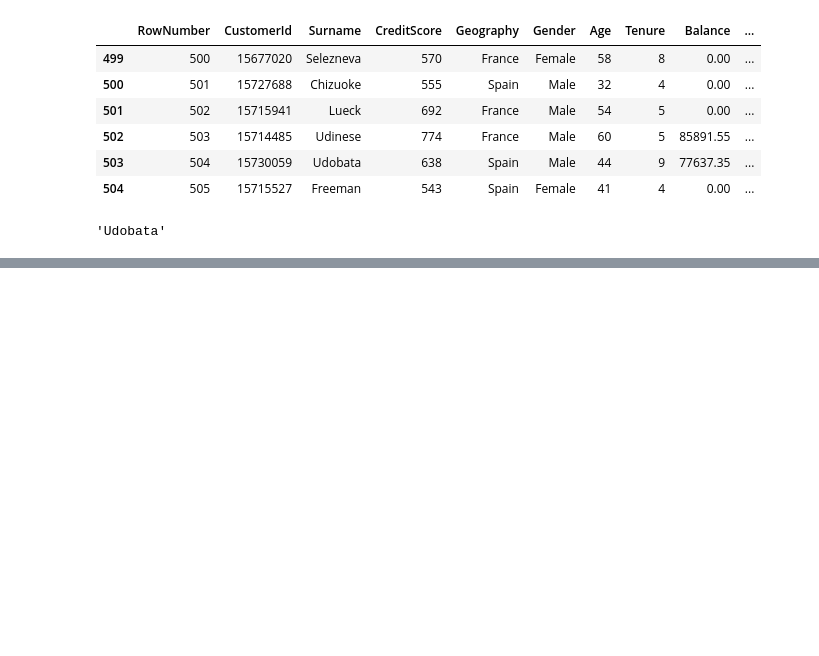
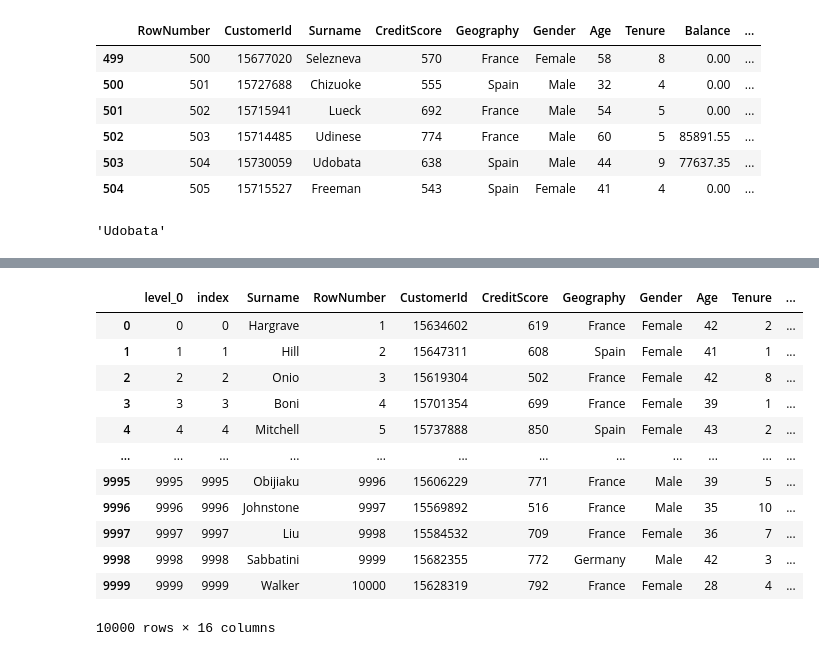
Before and after one commit to AlanZoloiti/data-journey-60days, a Jupyter notebook: day02_pandas/Keith Galli video task.ipynb, the cells around one changed output, grey strips where cells are left out. Saved outputs shown, nothing was run; the diff lists cells and outputs as text; code cells hidden in the pictures; blank space fills up the shorter version.

```diff
--- a/day02_pandas/Keith Galli video task.ipynb
+++ b/day02_pandas/Keith Galli video task.ipynb
@@ -173,0 +198,2 @@ Walker France
+# %%
+df.set_index('Surname', inplace=True)
@@ -173,0 +268,17 @@ Walker France
+# %%
+df.reset_index(inplace=True)
+df
+# %% [output]
+|  | level_0 | index | Surname | RowNumber | CustomerId | CreditScore | Geography | Gender | Age | Tenure | ... |
+| 0 | 0 | 0 | Hargrave | 1 | 15634602 | 619 | France | Female | 42 | 2 | ... |
+| 1 | 1 | 1 | Hill | 2 | 15647311 | 608 | Spain | Female | 41 | 1 | ... |
+| 2 | 2 | 2 | Onio | 3 | 15619304 | 502 | France | Female | 42 | 8 | ... |
+| 3 | 3 | 3 | Boni | 4 | 15701354 | 699 | France | Female | 39 | 1 | ... |
+| 4 | 4 | 4 | Mitchell | 5 | 15737888 | 850 | Spain | Female | 43 | 2 | ... |
+| ... | ... | ... | ... | ... | ... | ... | ... | ... | ... | ... | ... |
+| 9995 | 9995 | 9995 | Obijiaku | 9996 | 15606229 | 771 | France | Male | 39 | 5 | ... |
+| 9996 | 9996 | 9996 | Johnstone | 9997 | 15569892 | 516 | France | Male | 35 | 10 | ... |
+| 9997 | 9997 | 9997 | Liu | 9998 | 15584532 | 709 | France | Female | 36 | 7 | ... |
+| 9998 | 9998 | 9998 | Sabbatini | 9999 | 15682355 | 772 | Germany | Male | 42 | 3 | ... |
+| 9999 | 9999 | 9999 | Walker | 10000 | 15628319 | 792 | France | Female | 28 | 4 | ... |
+10000 rows × 16 columns
```
Also changed, not shown: parts of 15 cells of this notebook, 3 other files.
